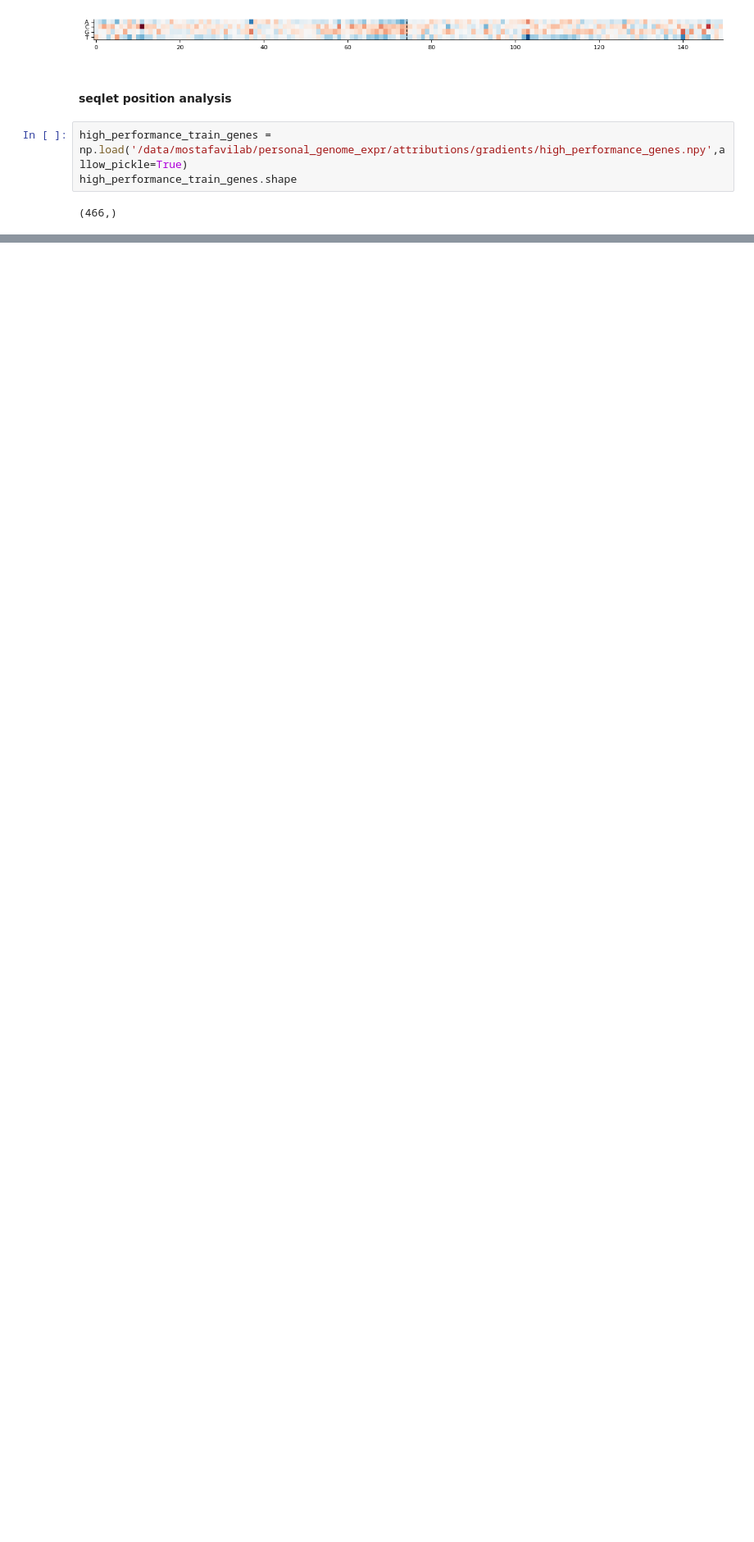
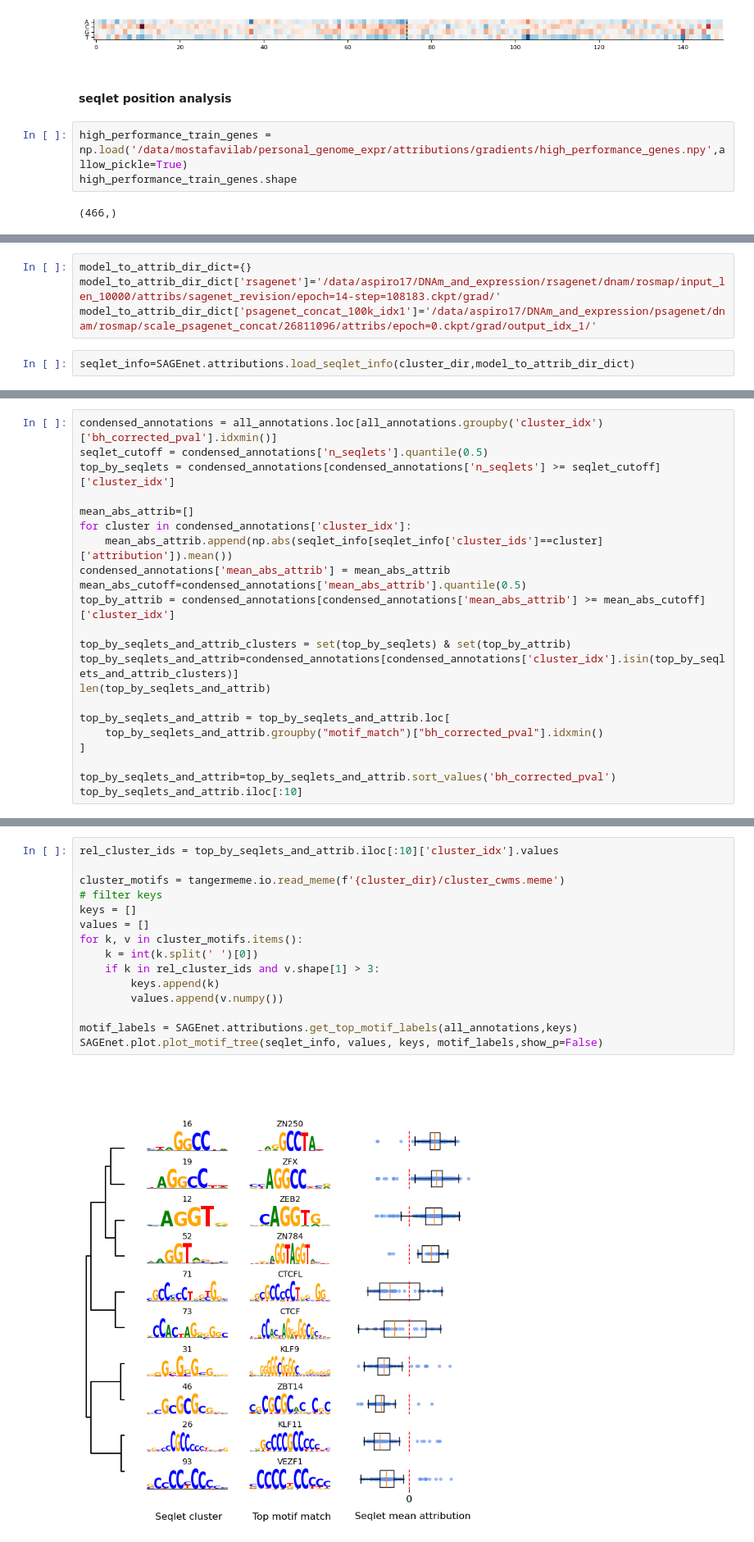
Before and after one commit to mostafavilabuw/SAGEnet, a Jupyter notebook: plot_figs/plot_attribution_figs.ipynb, the cells around one changed output, grey strips where cells are left out. Shown at 82% size. Cells and saved outputs as stored; diff of their text form; blank space fills up the shorter version.

```diff
--- a/plot_figs/plot_attribution_figs.ipynb
+++ b/plot_figs/plot_attribution_figs.ipynb
@@ -156,0 +185,6 @@ SAGEnet.plot.boxplot_compare(np.abs(input_len//2-personal_model_personal_summary
+# %%
+model_to_attrib_dir_dict={}
+model_to_attrib_dir_dict['rsagenet']='/data/aspiro17/DNAm_and_expression/rsagenet/dnam/rosmap/input_len_10000/attribs/sagenet_revision/epoch=14-step=108183.ckpt/grad/'
+model_to_attrib_dir_dict['psagenet_concat_100k_idx1']='/data/aspiro17/DNAm_and_expression/psagenet/dnam/rosmap/scale_psagenet_concat/26811096/attribs/epoch=0.ckpt/grad/output_idx_1/'
+# %%
+seqlet_info=SAGEnet.attributions.load_seqlet_info(cluster_dir,model_to_attrib_dir_dict)
@@ -156,0 +209,22 @@ SAGEnet.plot.boxplot_compare(np.abs(input_len//2-personal_model_personal_summary
+# %%
+condensed_annotations = all_annotations.loc[all_annotations.groupby('cluster_idx')['bh_corrected_pval'].idxmin()]
+seqlet_cutoff = condensed_annotations['n_seqlets'].quantile(0.5)
+top_by_seqlets = condensed_annotations[condensed_annotations['n_seqlets'] >= seqlet_cutoff]['cluster_idx']
+
+mean_abs_attrib=[]
+for cluster in condensed_annotations['cluster_idx']:
+    mean_abs_attrib.append(np.abs(seqlet_info[seqlet_info['cluster_ids']==cluster]['attribution']).mean())
+condensed_annotations['mean_abs_attrib'] = mean_abs_attrib
+mean_abs_cutoff=condensed_annotations['mean_abs_attrib'].quantile(0.5)
+top_by_attrib = condensed_annotations[condensed_annotations['mean_abs_attrib'] >= mean_abs_cutoff]['cluster_idx']
+
+top_by_seqlets_and_attrib_clusters = set(top_by_seqlets) & set(top_by_attrib)
+top_by_seqlets_and_attrib=condensed_annotations[condensed_annotations['cluster_idx'].isin(top_by_seqlets_and_attrib_clusters)]
+len(top_by_seqlets_and_attrib)
+
+top_by_seqlets_and_attrib = top_by_seqlets_and_attrib.loc[
+    top_by_seqlets_and_attrib.groupby("motif_match")["bh_corrected_pval"].idxmin()
+]
+
+top_by_seqlets_and_attrib=top_by_seqlets_and_attrib.sort_values('bh_corrected_pval')
+top_by_seqlets_and_attrib.iloc[:10]
@@ -156,0 +243,17 @@ SAGEnet.plot.boxplot_compare(np.abs(input_len//2-personal_model_personal_summary
+# %%
+rel_cluster_ids = top_by_seqlets_and_attrib.iloc[:10]['cluster_idx'].values
+
+cluster_motifs = tangermeme.io.read_meme(f'{cluster_dir}/cluster_cwms.meme')
+# filter keys
+keys = []
+values = []
+for k, v in cluster_motifs.items():
+    k = int(k.split(' ')[0])
+    if k in rel_cluster_ids and v.shape[1] > 3:
+        keys.append(k)
+        values.append(v.numpy())
+
+motif_labels = SAGEnet.attributions.get_top_motif_labels(all_annotations,keys)
+SAGEnet.plot.plot_motif_tree(seqlet_info, values, keys, motif_labels,show_p=False)
+# %% [output]
+[figure, added]
```
Also changed, not shown: parts of 15 cells of this notebook, 6 other files.
